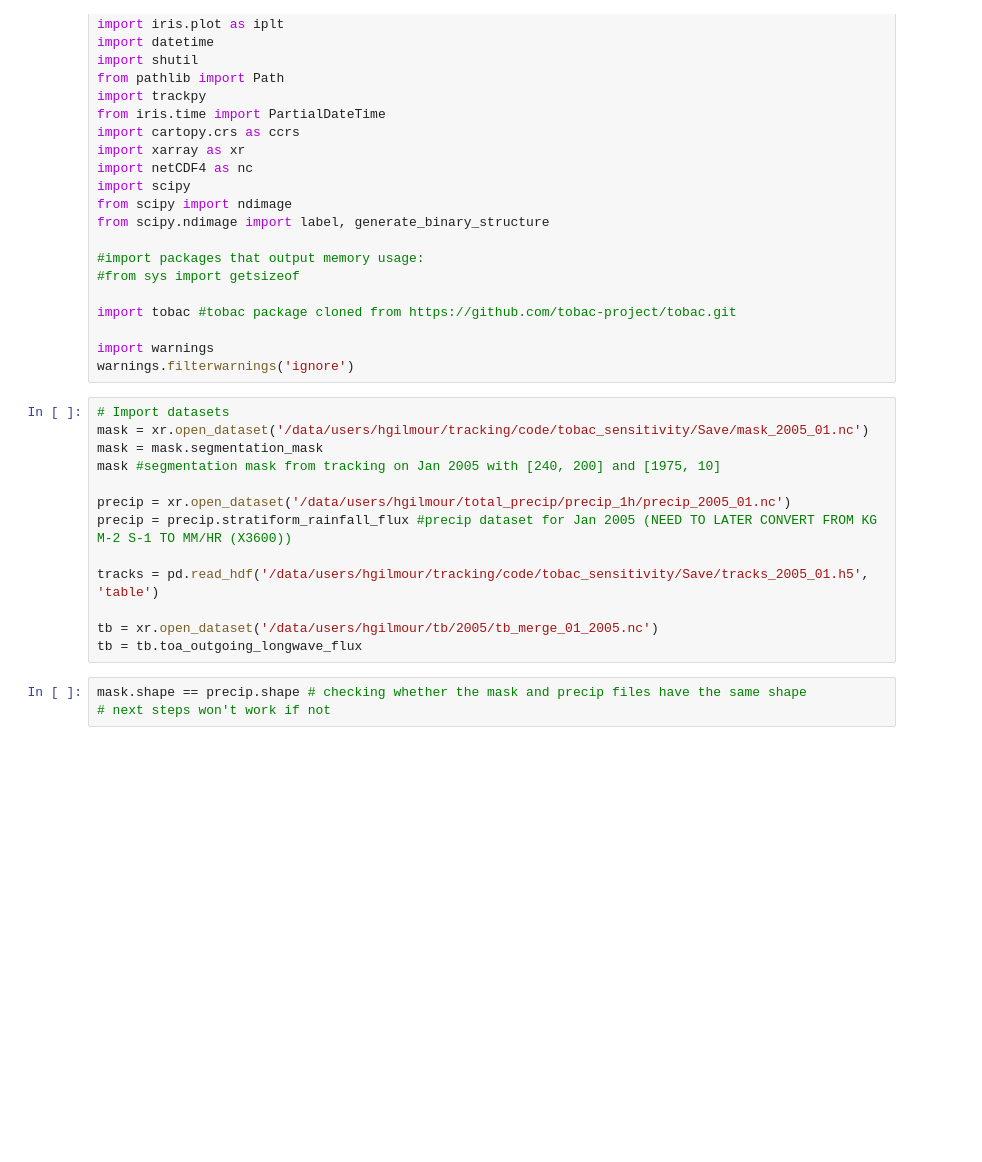
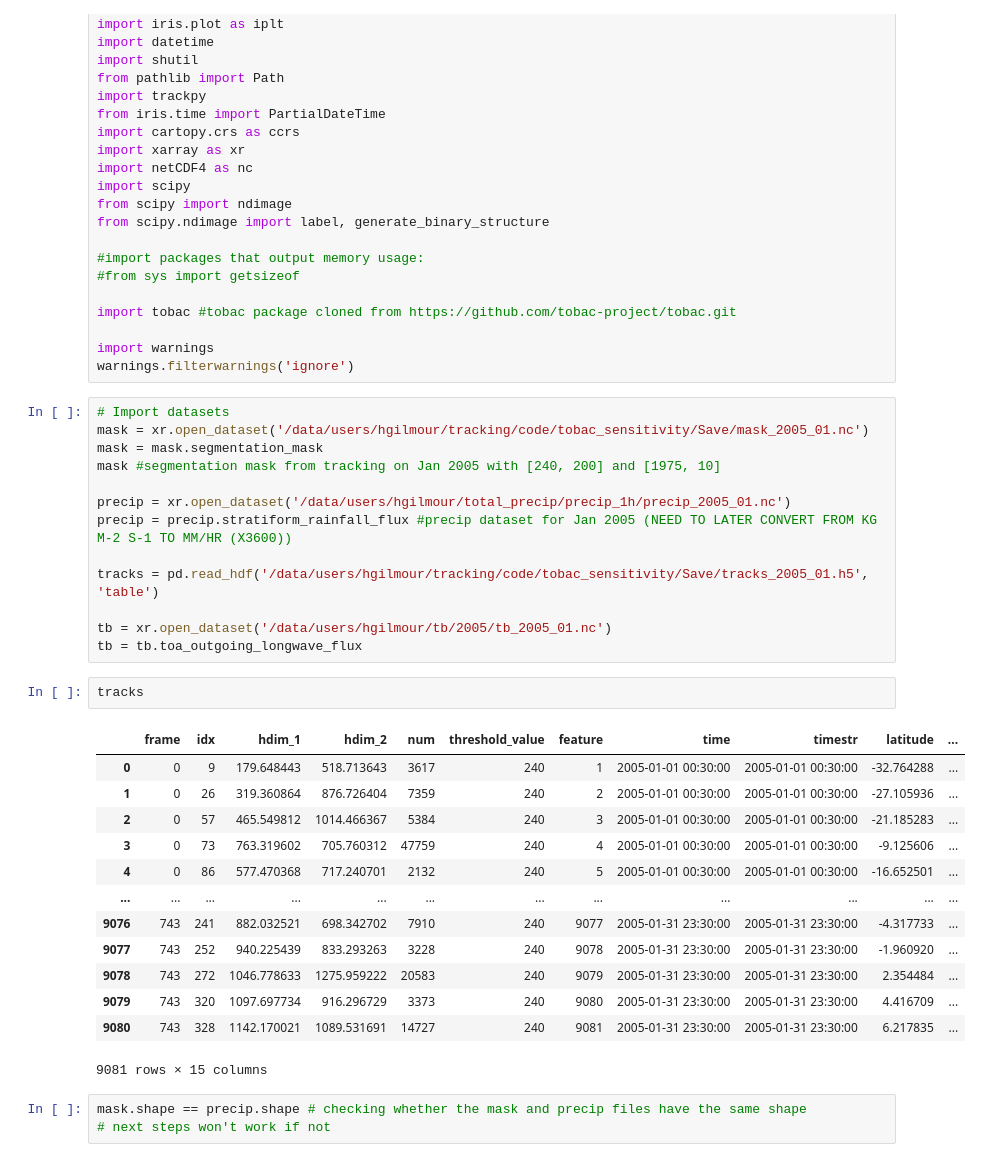
Before and after one commit to harrietgilmour/cold-core-filtering, a Jupyter notebook: precip_&_coldcore_single_cell_loop.ipynb, the cells around one changed output. Drawn from its saved outputs; the diff is of its cells as text; blank space fills up the shorter version.

```diff
--- a/precip_&_coldcore_single_cell_loop.ipynb
+++ b/precip_&_coldcore_single_cell_loop.ipynb
@@ -35,8 +35,24 @@ precip = precip.stratiform_rainfall_flux #precip dataset for Jan 2005 (NEED TO L
 
 tracks = pd.read_hdf('/data/users/hgilmour/tracking/code/tobac_sensitivity/Save/tracks_2005_01.h5', 'table')
 
-tb = xr.open_dataset('/data/users/hgilmour/tb/2005/tb_merge_01_2005.nc')
+tb = xr.open_dataset('/data/users/hgilmour/tb/2005/tb_2005_01.nc')
 tb = tb.toa_outgoing_longwave_flux
+# %%
+tracks
+# %% [output]
+|  | frame | idx | hdim_1 | hdim_2 | num | threshold_value | feature | time | timestr | latitude | ... |
+| 0 | 0 | 9 | 179.648443 | 518.713643 | 3617 | 240 | 1 | 2005-01-01 00:30:00 | 2005-01-01 00:30:00 | -32.764288 | ... |
+| 1 | 0 | 26 | 319.360864 | 876.726404 | 7359 | 240 | 2 | 2005-01-01 00:30:00 | 2005-01-01 00:30:00 | -27.105936 | ... |
+| 2 | 0 | 57 | 465.549812 | 1014.466367 | 5384 | 240 | 3 | 2005-01-01 00:30:00 | 2005-01-01 00:30:00 | -21.185283 | ... |
+| 3 | 0 | 73 | 763.319602 | 705.760312 | 47759 | 240 | 4 | 2005-01-01 00:30:00 | 2005-01-01 00:30:00 | -9.125606 | ... |
+| 4 | 0 | 86 | 577.470368 | 717.240701 | 2132 | 240 | 5 | 2005-01-01 00:30:00 | 2005-01-01 00:30:00 | -16.652501 | ... |
+| ... | ... | ... | ... | ... | ... | ... | ... | ... | ... | ... | ... |
+| 9076 | 743 | 241 | 882.032521 | 698.342702 | 7910 | 240 | 9077 | 2005-01-31 23:30:00 | 2005-01-31 23:30:00 | -4.317733 | ... |
+| 9077 | 743 | 252 | 940.225439 | 833.293263 | 3228 | 240 | 9078 | 2005-01-31 23:30:00 | 2005-01-31 23:30:00 | -1.960920 | ... |
+| 9078 | 743 | 272 | 1046.778633 | 1275.959222 | 20583 | 240 | 9079 | 2005-01-31 23:30:00 | 2005-01-31 23:30:00 | 2.354484 | ... |
+| 9079 | 743 | 320 | 1097.697734 | 916.296729 | 3373 | 240 | 9080 | 2005-01-31 23:30:00 | 2005-01-31 23:30:00 | 4.416709 | ... |
+| 9080 | 743 | 328 | 1142.170021 | 1089.531691 | 14727 | 240 | 9081 | 2005-01-31 23:30:00 | 2005-01-31 23:30:00 | 6.217835 | ... |
+9081 rows × 15 columns
 # %%
 mask.shape == precip.shape # checking whether the mask and precip files have the same shape
 # next steps won't work if not
```
Also changed, not shown: parts of 3 cells of this notebook.
